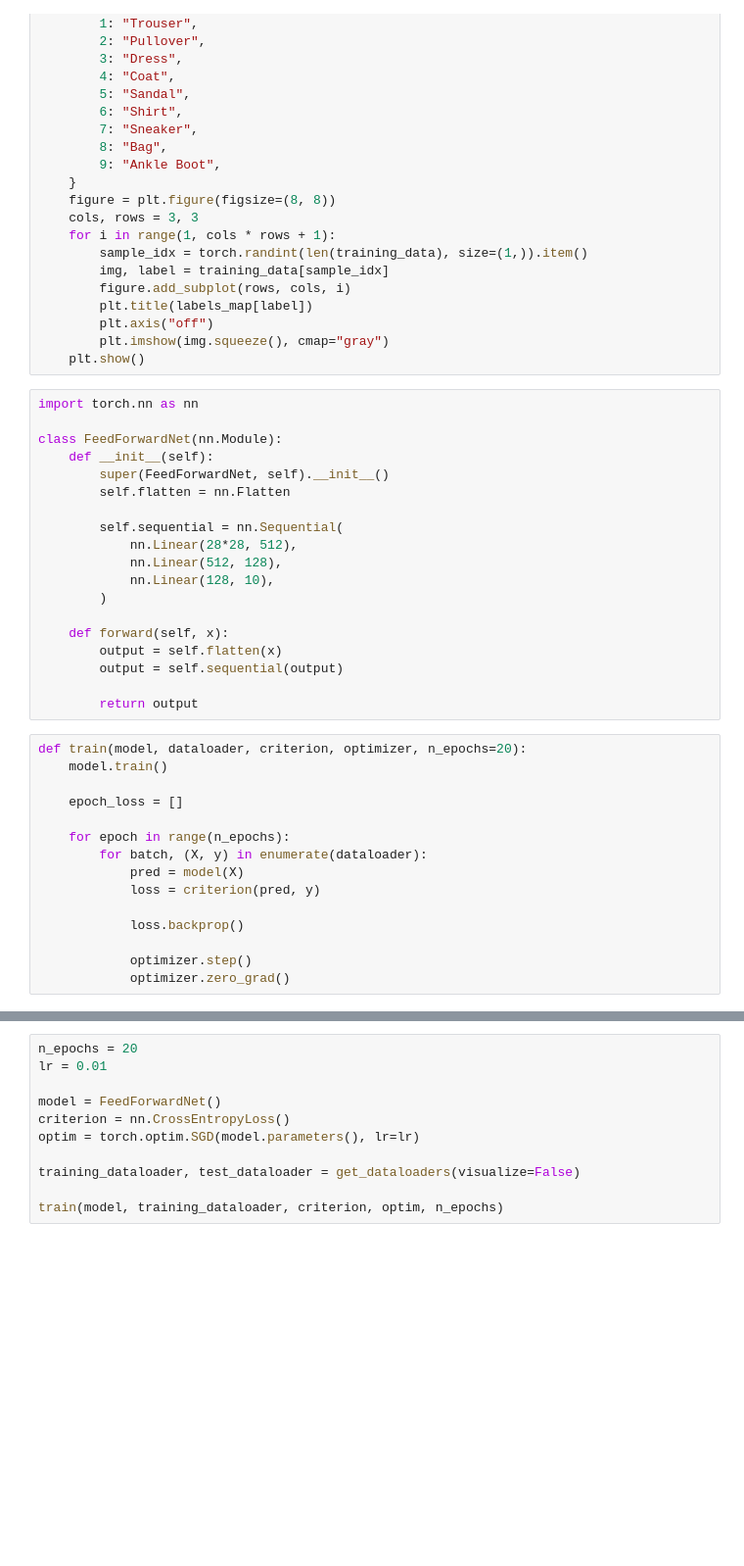
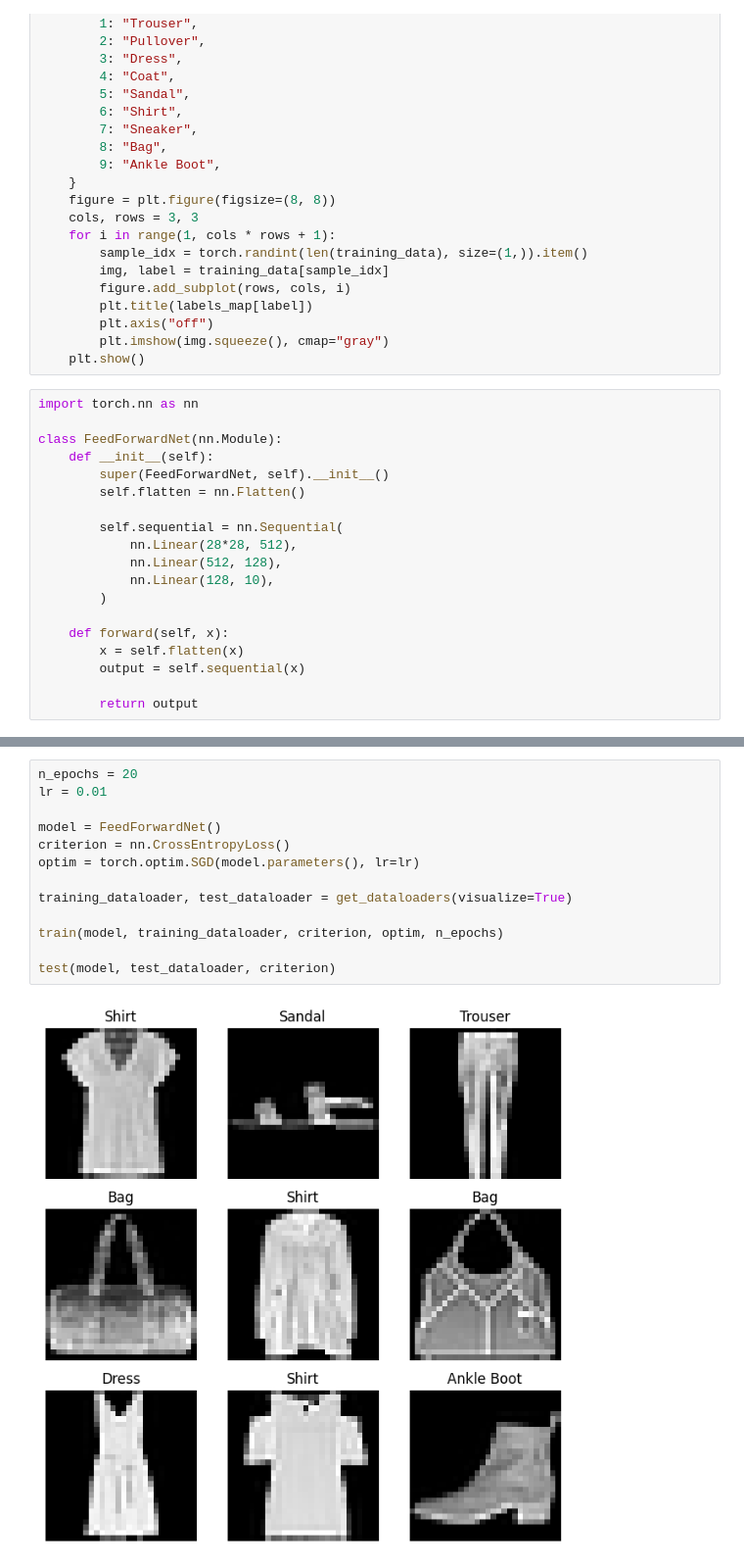
Before and after one commit to rexbrandy/Fashion_MNIST_classifier, a Jupyter notebook: classify_digits.ipynb, the cells around one changed output, grey strips where cells are left out. Shown at 98% size. Cells and saved outputs as stored; diff of their text form; blank space fills up the shorter version.

```diff
--- a/classify_digits.ipynb
+++ b/classify_digits.ipynb
@@ -62,7 +68,7 @@ import torch.nn as nn
 class FeedForwardNet(nn.Module):
     def __init__(self):
         super(FeedForwardNet, self).__init__()
-        self.flatten = nn.Flatten
+        self.flatten = nn.Flatten()
 
         self.sequential = nn.Sequential(
             nn.Linear(28*28, 512),
@@ -71,22 +77,7 @@ class FeedForwardNet(nn.Module):
         )
 
     def forward(self, x):
-        output = self.flatten(x)
-        output = self.sequential(output)
+        x = self.flatten(x)
+        output = self.sequential(x)
 
         return output
-# %%
-def train(model, dataloader, criterion, optimizer, n_epochs=20):
-    model.train()
-
-    epoch_loss = []
-
-    for epoch in range(n_epochs):
-        for batch, (X, y) in enumerate(dataloader):
-            pred = model(X)
-            loss = criterion(pred, y)
-
-            loss.backprop()
-
-            optimizer.step()
-            optimizer.zero_grad()
@@ -93,12 +126,15 @@ def train(model, dataloader, criterion, optimizer, n_epochs=20):
 # %%
 n_epochs = 20
 lr = 0.01
 
 model = FeedForwardNet()
 criterion = nn.CrossEntropyLoss()
 optim = torch.optim.SGD(model.parameters(), lr=lr)
 
-training_dataloader, test_dataloader = get_dataloaders(visualize=False)
+training_dataloader, test_dataloader = get_dataloaders(visualize=True)
 
 train(model, training_dataloader, criterion, optim, n_epochs)
+
+test(model, test_dataloader, criterion)
 # %% [output]
+[figure, added]
```
Also changed, not shown: parts of 4 cells of this notebook.
